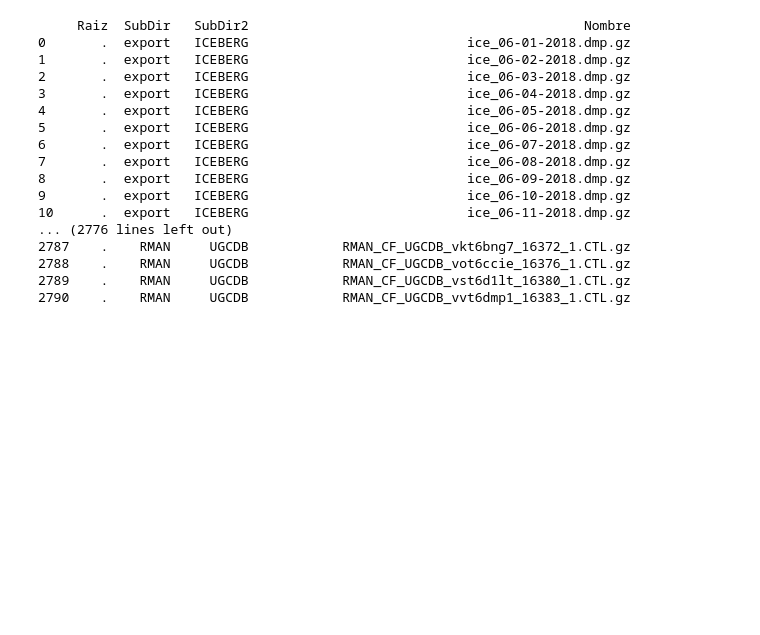
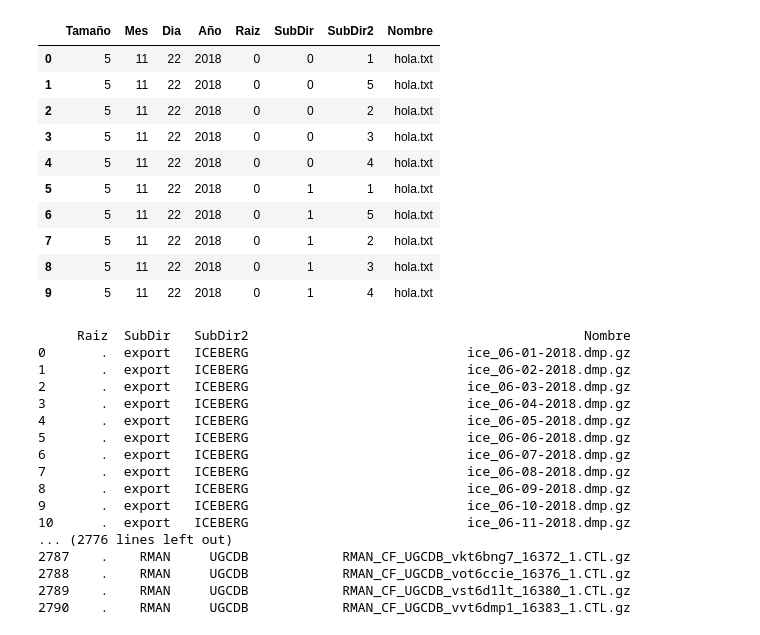
Before and after one commit to DavidIngx/PredictBackup, a Jupyter notebook: Untitled.ipynb, the cells around one changed output. Cells and saved outputs as stored; diff of their text form; code cells hidden in the pictures; blank space fills up the shorter version.

```diff
--- a/Untitled.ipynb
+++ b/Untitled.ipynb
@@ -119,0 +86,6 @@ df2.dropna()
+# %%
+if(mysql == 0):
+    xd4 = pd.DataFrame(xd.dos.str.split('/',3).tolist(), columns=["Raiz","SubDir","SubDir2","Nombre"])
+else:
+    xd4 = pd.DataFrame(xd.dos.str.split('/',3).tolist(),columns=["Raiz","SubDir2","Nombre"])
+    xd4.insert(loc=1, column='SubDir', value="2")
@@ -119,0 +189,9 @@ df2.dropna()
+# %%
+xd5["Tamaño"] = xd5["Tamaño"].astype(int)
+xd5["Mes"] = xd5["Mes"].astype(int)
+xd5["Dia"] = xd5["Dia"].astype(int)
+xd5["Año"] = xd5["Año"].astype(int)
+xd5["Raiz"] = xd5["Raiz"].astype(int)
+xd5["SubDir"] = xd5["SubDir"].astype(int)
+xd5["SubDir2"] = xd5["SubDir2"].astype(int)
+xd5["Nombre"] = xd5["Nombre"].astype(str)
@@ -119,0 +210,17 @@ df2.dropna()
+# %%
+filedb = pd.read_csv('/home/linux/PredictBackup/db.csv')
+# %%
+filedb = pd.concat([filedb, xd5],ignore_index=True)
+filedb
+# %% [output]
+|  | Tamaño | Mes | Dia | Año | Raiz | SubDir | SubDir2 | Nombre |
+| 0 | 5 | 11 | 22 | 2018 | 0 | 0 | 1 | hola.txt |
+| 1 | 5 | 11 | 22 | 2018 | 0 | 0 | 5 | hola.txt |
+| 2 | 5 | 11 | 22 | 2018 | 0 | 0 | 2 | hola.txt |
+| 3 | 5 | 11 | 22 | 2018 | 0 | 0 | 3 | hola.txt |
+| 4 | 5 | 11 | 22 | 2018 | 0 | 0 | 4 | hola.txt |
+| 5 | 5 | 11 | 22 | 2018 | 0 | 1 | 1 | hola.txt |
+| 6 | 5 | 11 | 22 | 2018 | 0 | 1 | 5 | hola.txt |
+| 7 | 5 | 11 | 22 | 2018 | 0 | 1 | 2 | hola.txt |
+| 8 | 5 | 11 | 22 | 2018 | 0 | 1 | 3 | hola.txt |
+| 9 | 5 | 11 | 22 | 2018 | 0 | 1 | 4 | hola.txt |
```
Also changed, not shown: parts of 15 cells of this notebook, 2 other files.
